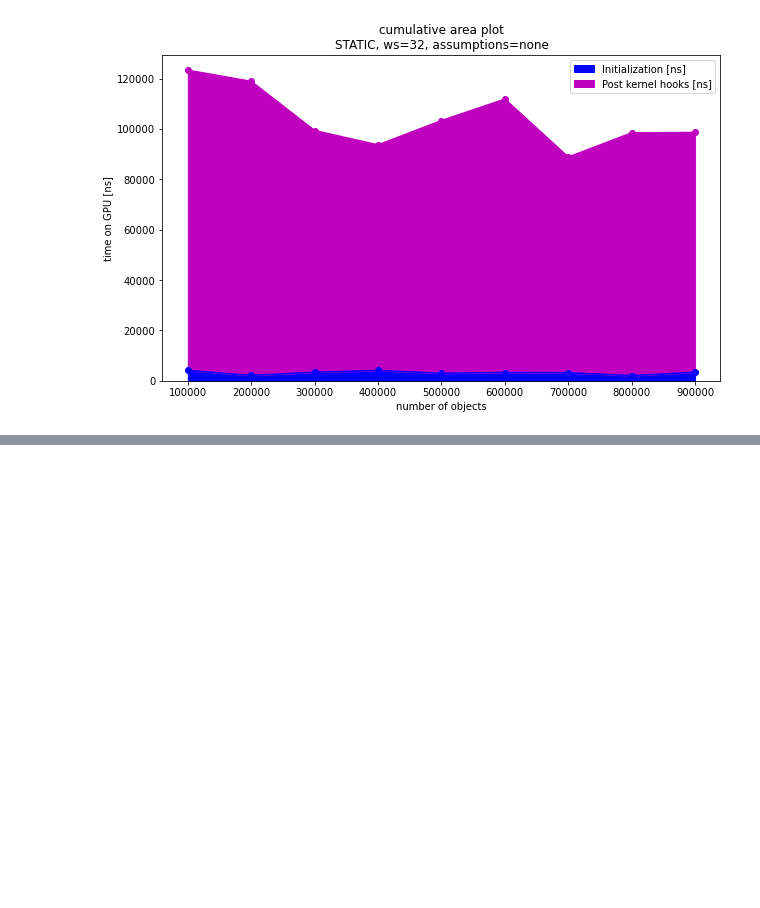
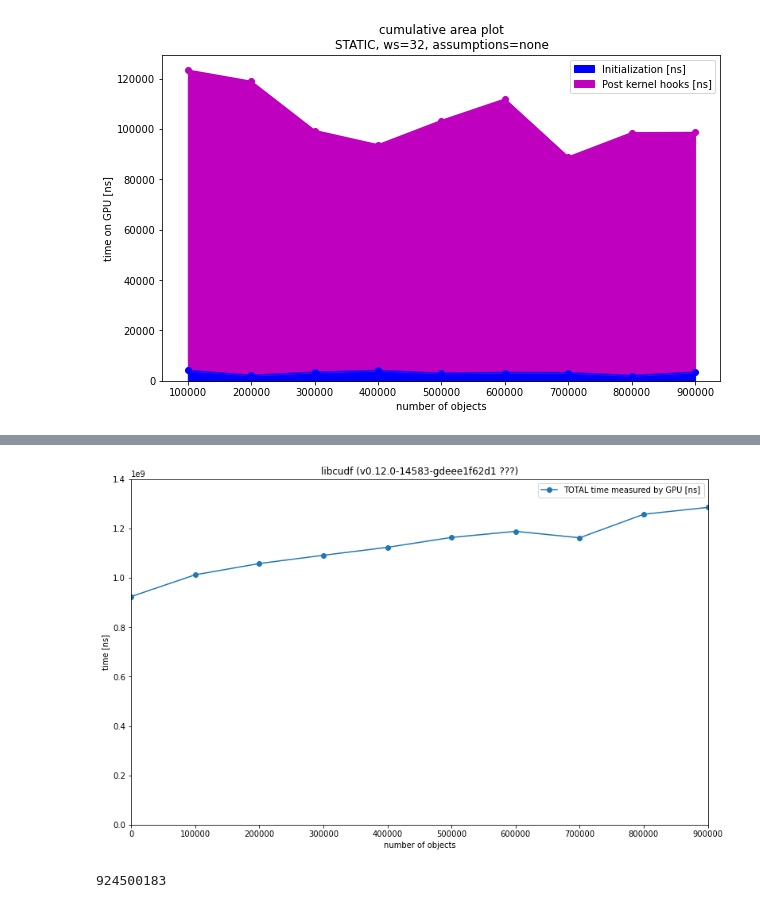
Before and after one commit to mis-wut/meta-json-parser, a Jupyter notebook: benchmark/notebooks/examine_benchmarks.ipynb, the cells around one changed output, grey strips where cells are left out. Cells and saved outputs as stored; diff of their text form; code cells hidden in the pictures; blank space fills up the shorter version.

```diff
--- a/benchmark/notebooks/examine_benchmarks.ipynb
+++ b/benchmark/notebooks/examine_benchmarks.ipynb
@@ -112,0 +119,2 @@ plt = smallerdf.plot(
+# %%
+df_cudf = pd.read_csv('benchmark_libcudf_cudf=unknown_choinka.csv', index_col=2)
@@ -112,0 +136,12 @@ plt = smallerdf.plot(
+# %%
+plt = df_cudf[['TOTAL time measured by GPU [ns]']]\
+      .plot(title='libcudf (v0.12.0-14583-gdeee1f62d1 ???)',
+            figsize=(13,8), style='o-',
+            xlim=(0,900000),
+            ylim=(0,1400000000), ylabel='time [ns]')
+# %% [output]
+[figure, added]
+# %%
+df_cudf.at[10, 'TOTAL time measured by GPU [ns]']
+# %% [output]
+924500183
```
Also changed, not shown: parts of 8 cells of this notebook, 1 other file.
